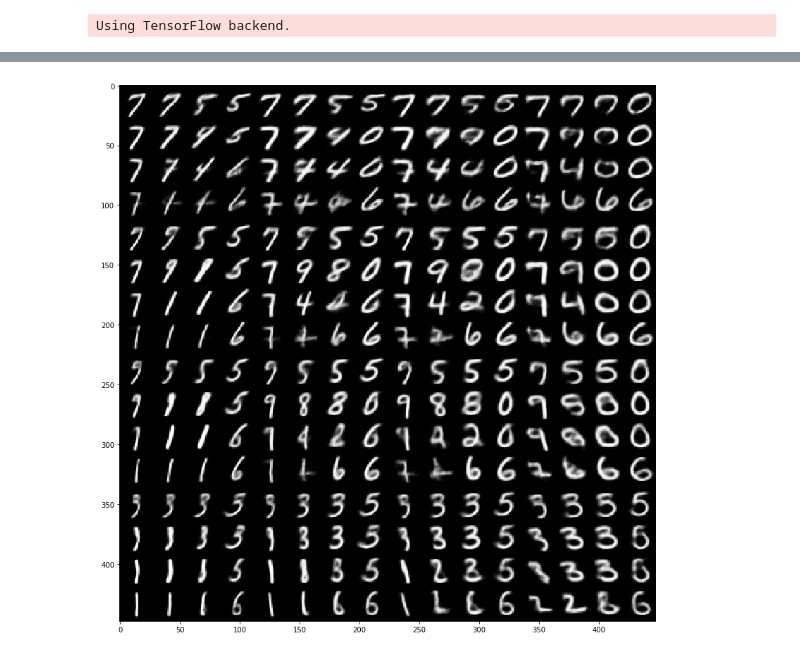
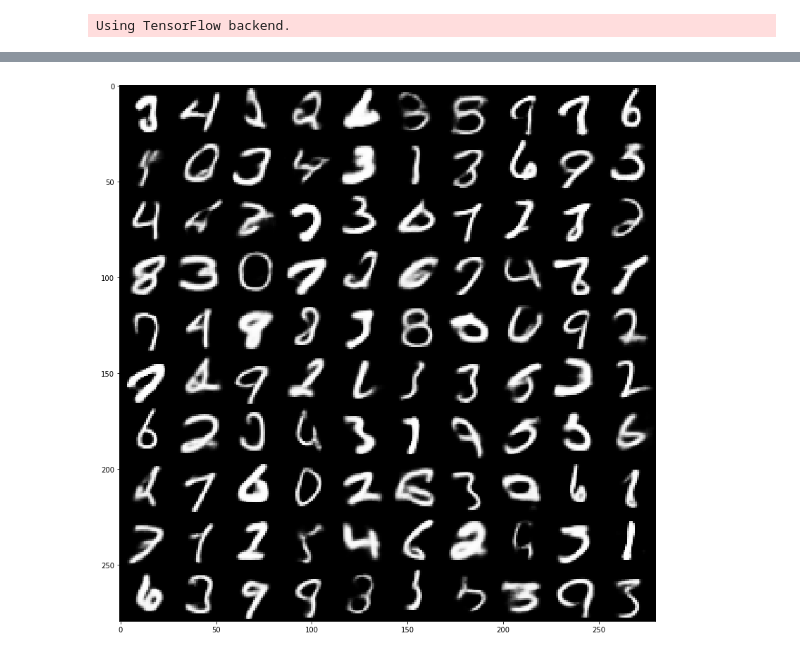
Before and after one commit to bjlkeng/sandbox, a Jupyter notebook: notebooks/variational-autoencoder.ipynb, the cells around one changed output, grey strips where cells are left out. Cells and saved outputs as stored; diff of their text form; code cells hidden in the pictures.

```diff
--- a/notebooks/variational-autoencoder.ipynb
+++ b/notebooks/variational-autoencoder.ipynb
@@ -31,7 +34,7 @@ if K.image_data_format() == 'channels_first':
     original_img_size = (img_chns, img_rows, img_cols)
 else:
     original_img_size = (img_rows, img_cols, img_chns)
-latent_dim = 4
+latent_dim = 8
 intermediate_dim = 64
 epsilon_std = 1.0
-epochs = 10
+epochs = 20
@@ -207,30 +243,22 @@ generator = Model(decoder_input, _x_decoded_mean_squash)
 # %%
-# display a 2D manifold of the digits
-n = 4  # figure with 15x15 digits
+# display a grid of randomly sampled digits
+# figure with 15x15 digits
 digit_size = 28
-figure = np.zeros((digit_size * n * n, digit_size * n * n))
-# linearly spaced coordinates on the unit square were transformed through the inverse CDF (ppf) of the Gaussian
-# to produce values of the latent variables z, since the prior of the latent space is Gaussian
-grid_x = norm.ppf(np.linspace(0.05, 0.95, n))
-grid_y = norm.ppf(np.linspace(0.05, 0.95, n))
-grid_xx = norm.ppf(np.linspace(0.05, 0.95, n))
-grid_yy = norm.ppf(np.linspace(0.05, 0.95, n))
+n = 10
+figure = np.zeros((digit_size * n, digit_size * n))
 
-for i, yi in enumerate(grid_x):
-    for j, xi in enumerate(grid_y):
-        for ii, yii in enumerate(grid_xx):
-            for jj, xii in enumerate(grid_yy):
-                z_sample = np.array([[xi, yi, xii, yii]])
-                z_sample = np.tile(z_sample, batch_size).reshape(batch_size, 4)
-                x_decoded = generator.predict(z_sample, batch_size=batch_size)
-                digit = x_decoded[0].reshape(digit_size, digit_size)
+for i in range(n):
+    for j in range(n):
+        z_sample = np.random.normal(size=latent_dim).reshape(1, latent_dim)
+        x_decoded = generator.predict(z_sample, batch_size=1)
+        digit = x_decoded[0].reshape(digit_size, digit_size)
 
-                x = (i * n + ii) * digit_size
-                y = (j * n + jj) * digit_size
-                figure[x:x + digit_size, y:y + digit_size] = digit
+        x = i * digit_size
+        y = j * digit_size
+        figure[x:x + digit_size, y:y + digit_size] = digit
 
 plt.figure(figsize=(14, 14))
 plt.imshow(figure, cmap='Greys_r')
 plt.show()
 # %% [output]
-[figure, old version]
+[figure, new version]
```
Also changed, not shown: parts of 15 cells of this notebook, 1 other file.
